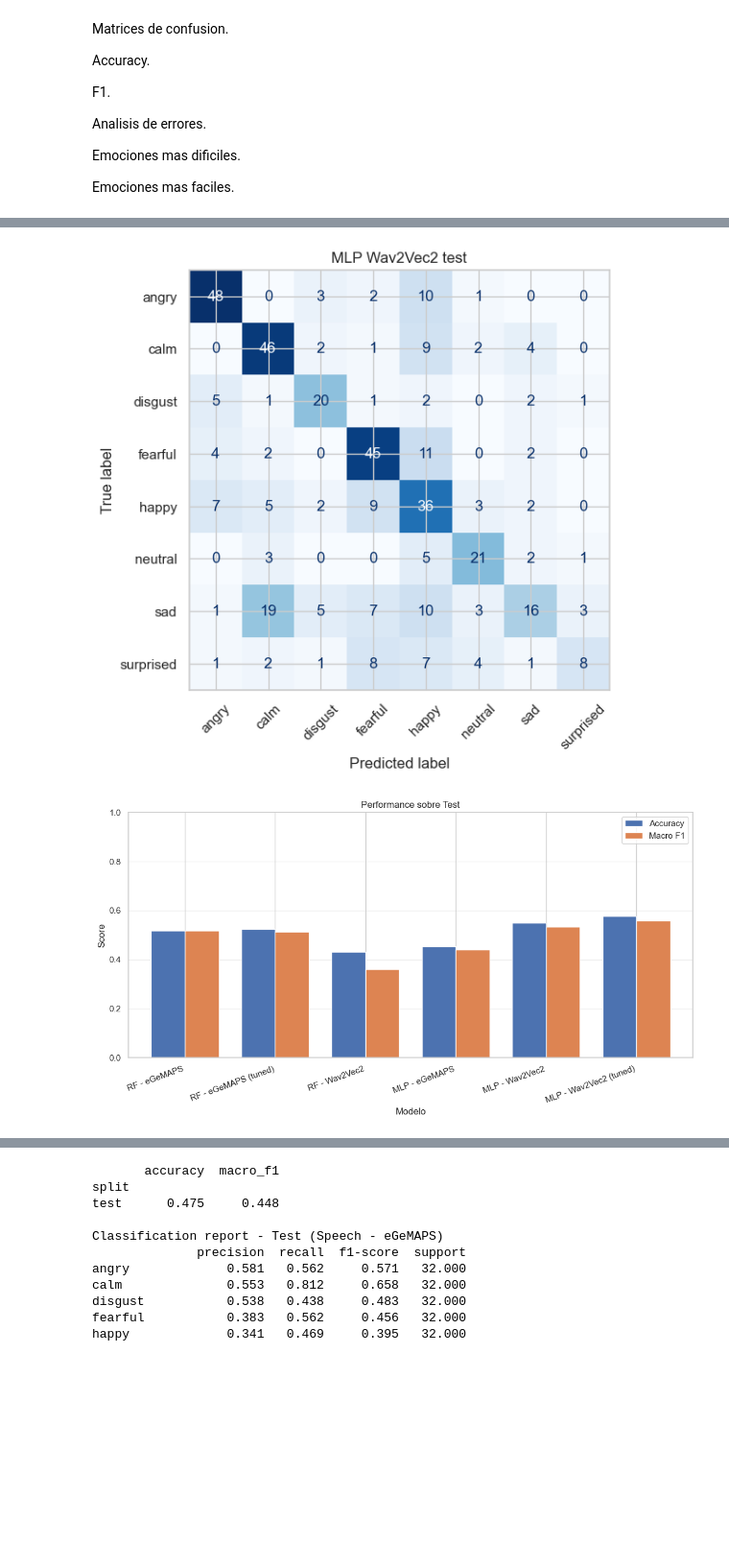
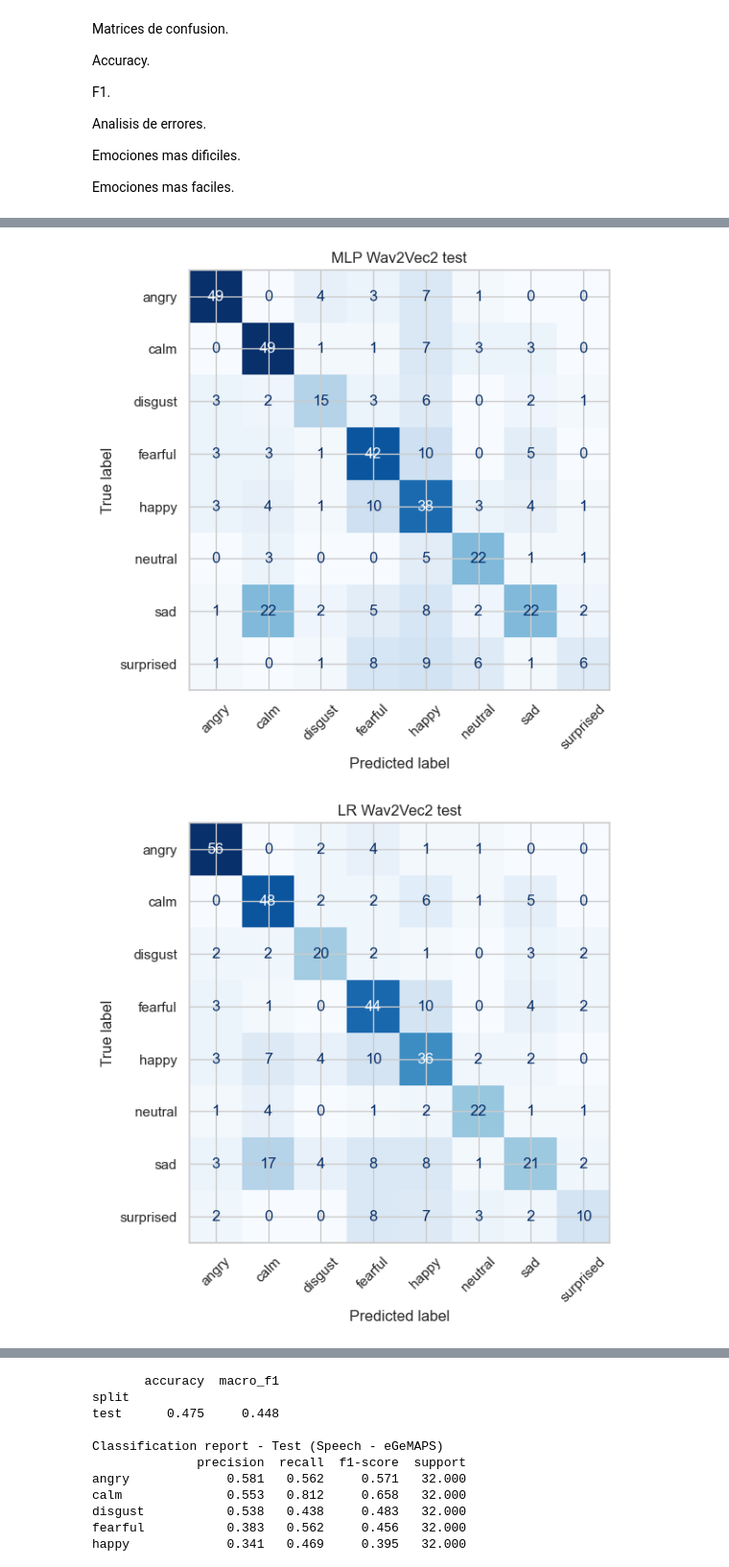
Before and after one commit to pjuls/Proyecto-Final---ML, a Jupyter notebook: notebooks/00_proyecto_final.ipynb, the cells around one changed output, grey strips where cells are left out. Shown at 96% size. Cells and saved outputs as stored; diff of their text form; code cells hidden in the pictures; blank space fills up the shorter version.

Commit message:
agrego modelo mistico de referencia y mas hiperparametros en mlp

```diff
--- a/notebooks/00_proyecto_final.ipynb
+++ b/notebooks/00_proyecto_final.ipynb
@@ -1175,13 +1194,14 @@ weighted avg      0.558   0.546     0.545  416.000
 # %%
 # Tuning de hiperparámetros - MLP (Wav2Vec2)
 # Wav2Vec2 tiene muchas más dimensiones de entrada que eGeMAPS, por eso acá se prueban arquitecturas más grandes.
-
+#OJO QUE TARDDA 10 MNS
 #es el modelo que probablemente termine siendo el mejor
 
 #modelo 6 best_mlp_wav2vec
 mlp_param_grid = {
     "hidden_layer_sizes": [(64,), (128, 64), (256, 128)],
-    "alpha": [1e-4, 1e-3],
+    "activation": ["relu","tanh"],
+    "alpha": [1e-4, 1e-3], #regularizacion L2
     "learning_rate_init": [1e-3, 5e-4],
 }
 
@@ -1251,0 +1292,22 @@ weighted avg      0.581   0.587     0.578  416.000
+# %%
+#modelo de prueba, logistic regresion wavec
+# modelo 7
+from src.models import build_logistic_regression
+
+lr_wav2vec = build_logistic_regression()
+
+lr_wav2vec = train_model(
+    lr_wav2vec,
+    X_train2,
+    y_train2,
+)
+
+metrics_lr_wav2vec_train_val = evaluate_model(
+    lr_wav2vec,
+    X_train2,
+    y_train2,
+    X_val2,
+    y_val2,
+    nombre_modelo="Logistic Regression",
+    nombre_features="Wav2Vec2",
+)
@@ -1508,10 +1915,13 @@ metrics_mlp_wav2vec_test = evaluate_test(
     mlp_wav2vec, y_train2, X_test2, y_test2, nombre_modelo="MLP", nombre_features="Wav2Vec2",
 )
 
-#m6 mlp_wav2vec
+#m6 best_mlp_wav2vec
 metrics_mlp_wav2vec_tuned_test = evaluate_test(
     best_mlp_wav2vec, y_train2, X_test2, y_test2, nombre_modelo="MLP", nombre_features="Wav2Vec2",
 )
+
+#m7 lr_wav2vec
+metrics_lr_wav2vec_test = evaluate_test(lr_wav2vec,y_train2, X_test2, y_test2, nombre_modelo="LR", nombre_features="Wav2Vec2",)
 
 
 
@@ -1524,6 +1934,7 @@ comparison_test = pd.concat(
         "MLP - eGeMAPS": metrics_mlp_egemaps_test,
         "MLP - Wav2Vec2": metrics_mlp_wav2vec_test,
         "MLP - Wav2Vec2 (tuned)": metrics_mlp_wav2vec_tuned_test,
+        "LR - Wav2Vec2": metrics_lr_wav2vec_test,
     },
     axis=1,
 )
@@ -1578,11 +1989,11 @@ weighted avg      0.585   0.577     0.563  416.000
 |  | RF - eGeMAPS |  | RF - eGeMAPS (tuned) |  | RF - Wav2Vec2 |  | MLP - eGeMAPS | ... |
 |  | accuracy | macro_f1 | accuracy | macro_f1 | accuracy | macro_f1 | accuracy | ... |
 | split |  |  |  |  |  |  |  | ... |
 | test | 0.5168 | 0.5182 | 0.524 | 0.5135 | 0.4303 | 0.36 | 0.4543 | ... |
 [figure]
 [figure]
 [figure]
 [figure]
 [figure]
-[figure, old version]
+[figure, new version]
-[figure, old version]
+[figure, new version]
```
Also changed, not shown: parts of 25 cells of this notebook, 1 other file.
